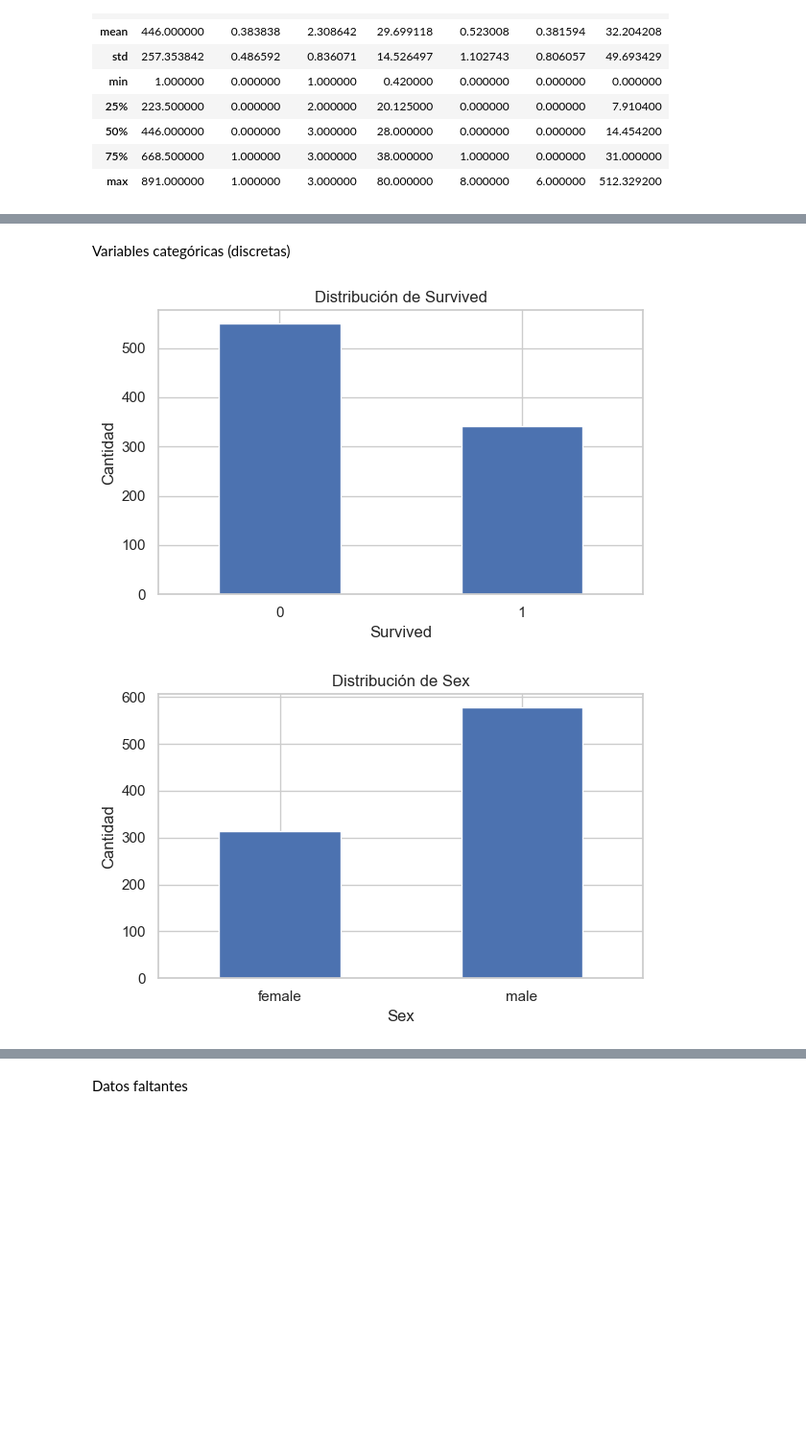
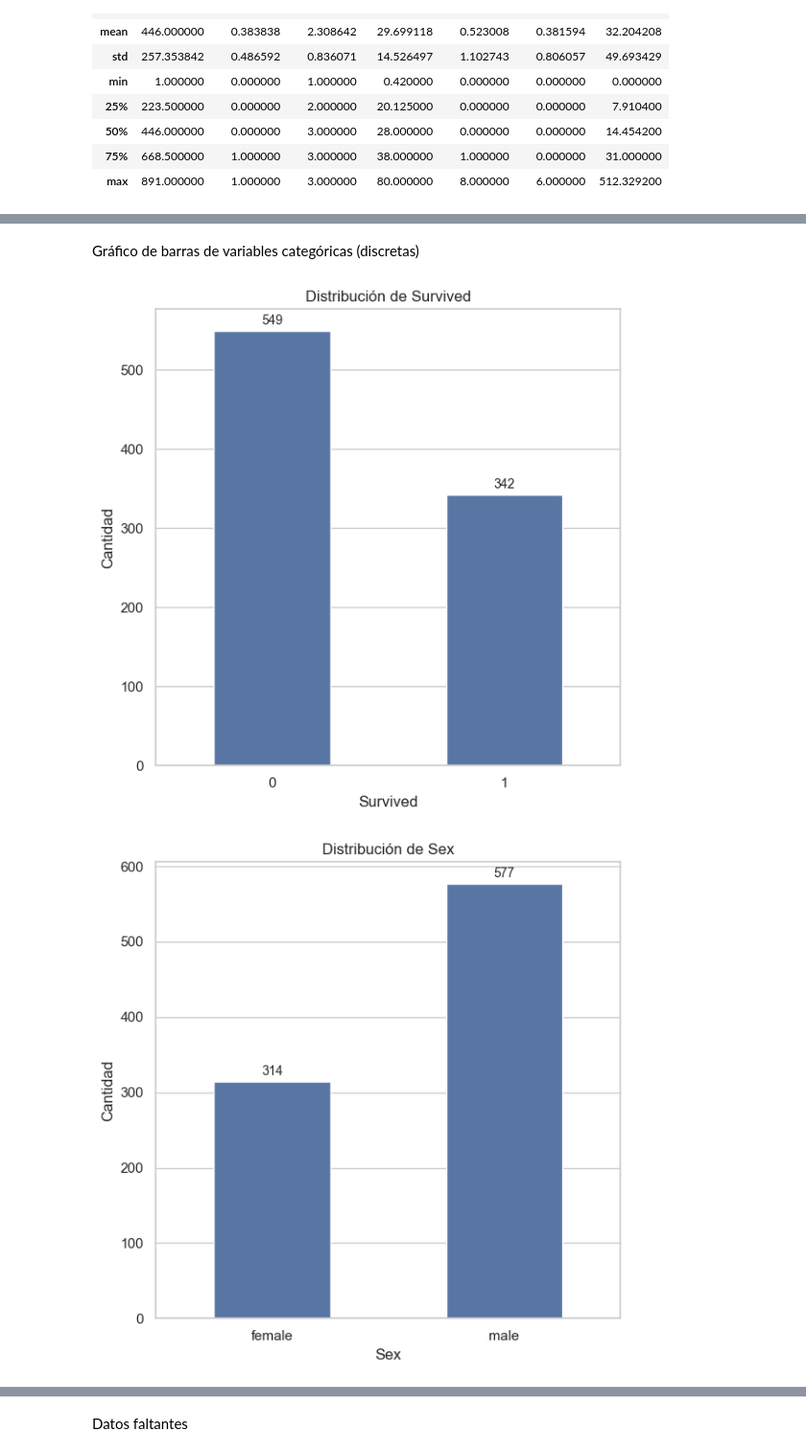
Before and after one commit to rhorbe/dss-titanic, a Jupyter notebook: data/titanic.ipynb, the cells around one changed output, grey strips where cells are left out. Shown: that part at 96% size. Saved outputs shown, nothing was run; the diff lists cells and outputs as text; code cells hidden in the pictures; blank space fills up the shorter version.

```diff
--- a/data/titanic.ipynb
+++ b/data/titanic.ipynb
@@ -115,18 +116,36 @@ plt.show()
 [figure]
 # %% [markdown]
-Variables categóricas (discretas)
+Gráfico de barras de variables categóricas (discretas)
 # %%
-cat_cols = ["Survived", "Sex", "Pclass", "Embarked", "SibSp", "Parch"]
+def compute_counts(frame, column):
+    counts = (
+        frame[column]
+        .value_counts()
+        .sort_index()
+        .rename_axis(column)
+        .reset_index(name="Cantidad")
+    )
+    return counts
 
-for col in cat_cols:
-    plt.figure(figsize=(6, 4))
-    df[col].value_counts().sort_index().plot(kind="bar")
-    plt.title(f"Distribución de {col}")
+def plot_counts(counts, column):
+    plt.figure(figsize=(6, 6))
+    ax = sns.barplot(data=counts, x=column, y="Cantidad", width=0.5)
+    for container in ax.containers:
+        ax.bar_label(container, padding=3, fontsize=10)
+    plt.title(f"Distribución de {column}")
+    plt.xlabel(column)
     plt.ylabel("Cantidad")
-    plt.xlabel(col)
     plt.xticks(rotation=0)
     plt.tight_layout()
     plt.show()
+
+def plot_cat_columns(frame, columns):
+    for column in columns:
+        counts = compute_counts(frame, column)
+        plot_counts(counts, column)
+
+cat_cols = ["Survived", "Sex", "Pclass", "Embarked", "SibSp", "Parch"]
+plot_cat_columns(df, cat_cols)
 # %% [output]
-[figure, old version]
+[figure, new version]
-[figure, old version]
+[figure, new version]
```
Also changed, not shown: parts of 30 cells of this notebook.
